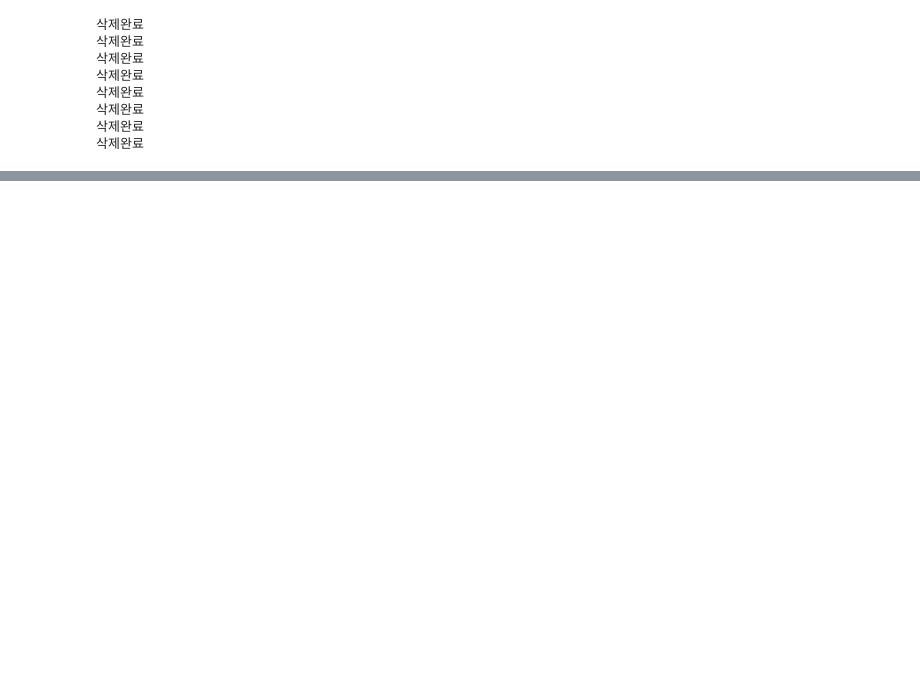
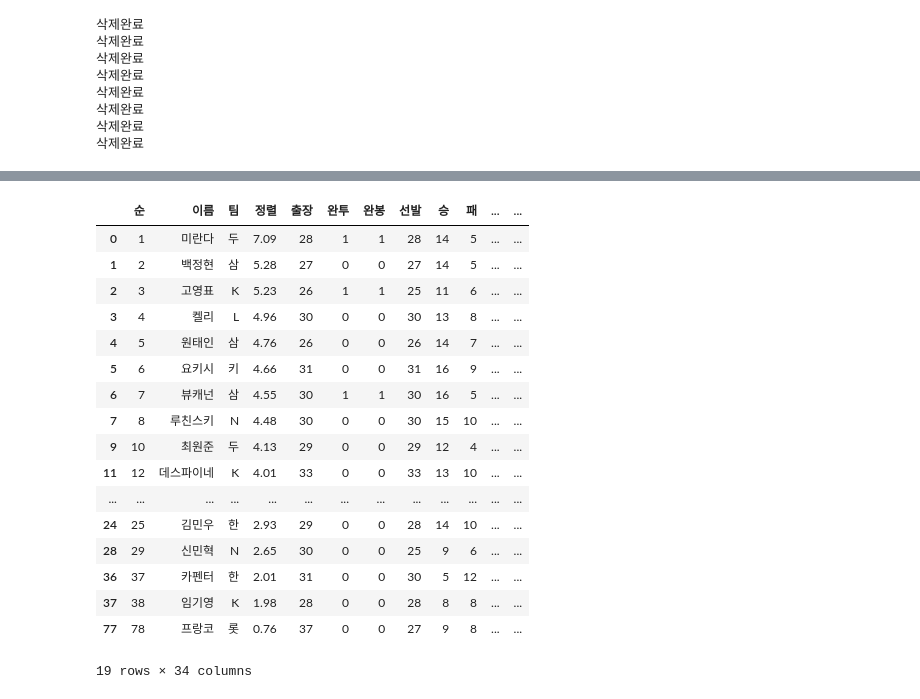
Before and after one commit to JeongMinHyeok/Baseball_simulator, a Jupyter notebook: Statiz_crawler.ipynb, the cells around one changed output, grey strips where cells are left out. Cells and saved outputs as stored; diff of their text form; code cells hidden in the pictures; blank space fills up the shorter version.

```diff
--- a/Statiz_crawler.ipynb
+++ b/Statiz_crawler.ipynb
@@ -212,4 +212,4 @@ for c in crawling_list:
 삭제완료
 삭제완료
 # %%
-pitch_df
+pitch_df = pitch_df.astype({'이닝':'float'})
@@ -229,0 +342,3 @@ pitch_df
+# %%
+pitch_21 = pitch_df[pitch_df['시즌'] == '21']
+pitch_21
@@ -229,0 +359,21 @@ pitch_df
+# %%
+pitch_21[pitch_21['이닝'] >= 144]
+# %% [output]
+|  | 순 | 이름 | 팀 | 정렬 | 출장 | 완투 | 완봉 | 선발 | 승 | 패 | ... | ... |
+| 0 | 1 | 미란다 | 두 | 7.09 | 28 | 1 | 1 | 28 | 14 | 5 | ... | ... |
+| 1 | 2 | 백정현 | 삼 | 5.28 | 27 | 0 | 0 | 27 | 14 | 5 | ... | ... |
+| 2 | 3 | 고영표 | K | 5.23 | 26 | 1 | 1 | 25 | 11 | 6 | ... | ... |
+| 3 | 4 | 켈리 | L | 4.96 | 30 | 0 | 0 | 30 | 13 | 8 | ... | ... |
+| 4 | 5 | 원태인 | 삼 | 4.76 | 26 | 0 | 0 | 26 | 14 | 7 | ... | ... |
+| 5 | 6 | 요키시 | 키 | 4.66 | 31 | 0 | 0 | 31 | 16 | 9 | ... | ... |
+| 6 | 7 | 뷰캐넌 | 삼 | 4.55 | 30 | 1 | 1 | 30 | 16 | 5 | ... | ... |
+| 7 | 8 | 루친스키 | N | 4.48 | 30 | 0 | 0 | 30 | 15 | 10 | ... | ... |
+| 9 | 10 | 최원준 | 두 | 4.13 | 29 | 0 | 0 | 29 | 12 | 4 | ... | ... |
+| 11 | 12 | 데스파이네 | K | 4.01 | 33 | 0 | 0 | 33 | 13 | 10 | ... | ... |
+| ... | ... | ... | ... | ... | ... | ... | ... | ... | ... | ... | ... | ... |
+| 24 | 25 | 김민우 | 한 | 2.93 | 29 | 0 | 0 | 28 | 14 | 10 | ... | ... |
+| 28 | 29 | 신민혁 | N | 2.65 | 30 | 0 | 0 | 25 | 9 | 6 | ... | ... |
+| 36 | 37 | 카펜터 | 한 | 2.01 | 31 | 0 | 0 | 30 | 5 | 12 | ... | ... |
+| 37 | 38 | 임기영 | K | 1.98 | 28 | 0 | 0 | 28 | 8 | 8 | ... | ... |
+| 77 | 78 | 프랑코 | 롯 | 0.76 | 37 | 0 | 0 | 27 | 9 | 8 | ... | ... |
+19 rows × 34 columns
```
Also changed, not shown: parts of 19 cells of this notebook.
